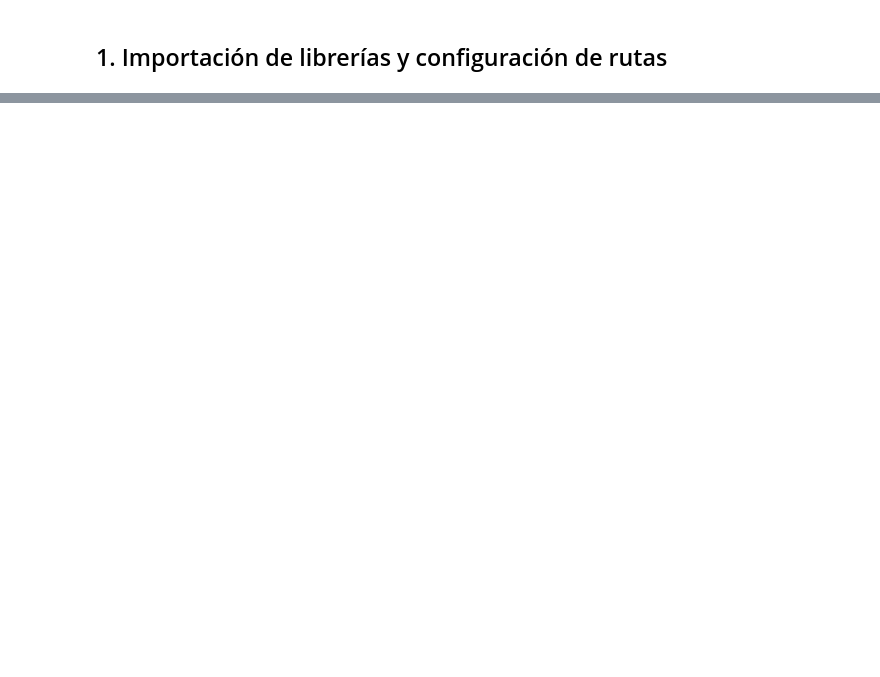
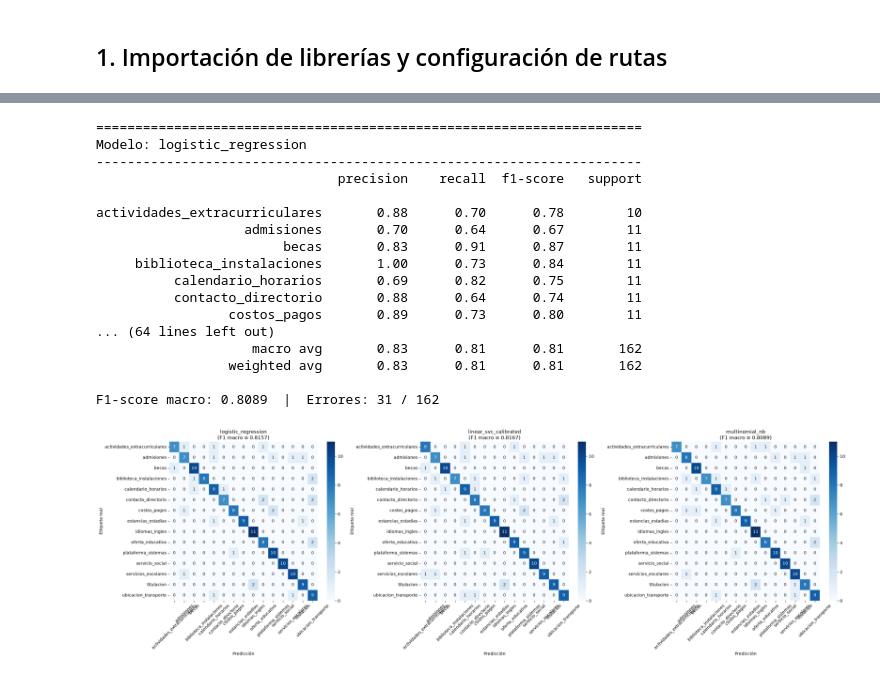
Before and after one commit to AndresGlzLeon/Tarea-especial2, a Jupyter notebook: notebooks/entrenamiento_evaluacion.ipynb, the cells around one changed output, grey strips where cells are left out. Drawn from its saved outputs; the diff is of its cells as text; code cells hidden in the pictures; blank space fills up the shorter version.

```diff
--- a/notebooks/entrenamiento_evaluacion.ipynb
+++ b/notebooks/entrenamiento_evaluacion.ipynb
@@ -120,14 +173,14 @@ etiquetas = sorted(y.unique().tolist())
 
 clasificadores = {
     "logistic_regression": LogisticRegression(max_iter=1000, random_state=42),
-    "linear_svc_calibrated": CalibratedClassifierCV(LinearSVC(random_state=42), cv=3),
+    "linear_svc_calibrated": CalibratedClassifierCV(LinearSVC(random_state=42, dual="auto"), cv=3),
     "multinomial_nb": MultinomialNB(),
 }
 
 resultados = {}
 modelos_entrenados = {}
 
-fig, axes = plt.subplots(1, 3, figsize=(18, 5))
+fig, axes = plt.subplots(1, 3, figsize=(26, 8))
 
 for ax, (nombre, clf) in zip(axes, clasificadores.items()):
     clf.fit(X_train_tfidf, y_train)
@@ -137,61 +190,72 @@ for ax, (nombre, clf) in zip(axes, clasificadores.items()):
     precision_macro = float(precision_score(y_test, y_pred, average="macro", zero_division=0))
     recall_macro = float(recall_score(y_test, y_pred, average="macro", zero_division=0))
     f1_macro = float(f1_score(y_test, y_pred, average="macro", zero_division=0))
+    errores = int((y_test != y_pred).sum())
 
     print("=" * 70)
     print(f"Modelo: {nombre}")
     print("-" * 70)
     print(classification_report(y_test, y_pred, zero_division=0))
-    print(f"F1-score macro: {f1_macro:.4f}\n")
+    print(f"F1-score macro: {f1_macro:.4f}  |  Errores: {errores} / {len(y_test)}\n")
 
     cm = confusion_matrix(y_test, y_pred, labels=etiquetas)
     sns.heatmap(
-        cm,
-        annot=True,
-        fmt="d",
-        cmap="Blues",
-        xticklabels=etiquetas,
-        yticklabels=etiquetas,
-        ax=ax,
+        cm, annot=True, fmt="d", cmap="Blues",
+        xticklabels=etiquetas, yticklabels=etiquetas, ax=ax,
     )
     ax.set_title(f"{nombre}\n(F1 macro = {f1_macro:.4f})")
     ax.set_xlabel("Predicción")
     ax.set_ylabel("Etiqueta real")
-    ax.tick_params(axis="x", rotation=30)
+    ax.tick_params(axis="x", rotation=45)
     ax.tick_params(axis="y", rotation=0)
 
-    # Guardar también cada matriz de confusión individual en reports/
     ruta_cm = REPORTS_DIR / f"confusion_matrix_{nombre}.png"
-    fig_ind, ax_ind = plt.subplots(figsize=(7, 5))
+    fig_ind, ax_ind = plt.subplots(figsize=(10, 8))
     sns.heatmap(
-        cm,
-        annot=True,
-        fmt="d",
-        cmap="Blues",
-        xticklabels=etiquetas,
-        yticklabels=etiquetas,
-        ax=ax_ind,
+        cm, annot=True, fmt="d", cmap="Blues",
+        xticklabels=etiquetas, yticklabels=etiquetas, ax=ax_ind,
     )
     ax_ind.set_title(f"Matriz de Confusión - {nombre}")
     ax_ind.set_xlabel("Predicción")
     ax_ind.set_ylabel("Etiqueta real")
-    plt.xticks(rotation=30, ha="right")
+    plt.xticks(rotation=45, ha="right")
     plt.yticks(rotation=0)
     plt.tight_layout()
     fig_ind.savefig(ruta_cm, dpi=150)
     plt.close(fig_ind)
 
     resultados[nombre] = {
         "accuracy": round(accuracy, 4),
         "precision_macro": round(precision_macro, 4),
         "recall_macro": round(recall_macro, 4),
         "f1_macro": round(f1_macro, 4),
+        "errores_test": errores,
+        "total_test": len(y_test),
         "confusion_matrix_path": str(ruta_cm.relative_to(BASE_DIR)),
         "classification_report": classification_report(
             y_test, y_pred, output_dict=True, zero_division=0
         ),
     }
     modelos_entrenados[nombre] = clf
 
 plt.tight_layout()
 plt.show()
+# %% [output]
+======================================================================
+Modelo: logistic_regression
+----------------------------------------------------------------------
+                               precision    recall  f1-score   support
+
+actividades_extracurriculares       0.88      0.70      0.78        10
+                   admisiones       0.70      0.64      0.67        11
+                        becas       0.83      0.91      0.87        11
+     biblioteca_instalaciones       1.00      0.73      0.84        11
+          calendario_horarios       0.69      0.82      0.75        11
+          contacto_directorio       0.88      0.64      0.74        11
+                 costos_pagos       0.89      0.73      0.80        11
+... (64 lines left out)
+                    macro avg       0.83      0.81      0.81       162
+                 weighted avg       0.83      0.81      0.81       162
+
+F1-score macro: 0.8089  |  Errores: 31 / 162
+[figure, added]
```
Also changed, not shown: parts of 23 cells of this notebook, 15 other files.
